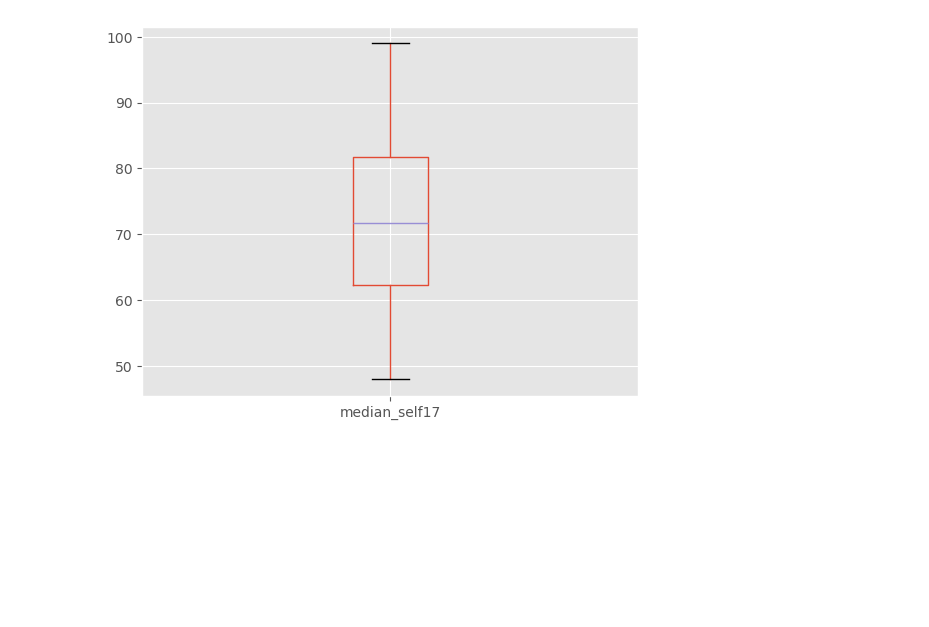
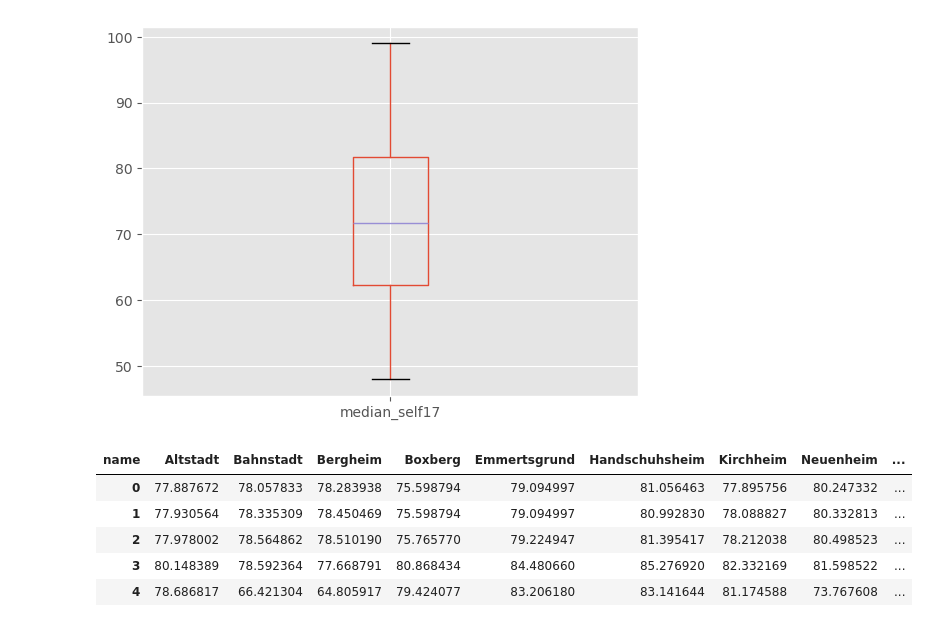
Before and after one commit to Chwiggy/thesis_analysis, a Jupyter notebook: travel_times.ipynb, the cells around one changed output. Drawn from its saved outputs; the diff is of its cells as text; code cells hidden in the pictures; blank space fills up the shorter version.

```diff
--- a/travel_times.ipynb
+++ b/travel_times.ipynb
@@ -111,3 +136,16 @@ cells_by_borough.boxplot("median_self17")
 # %% [output]
 <Axes: >
 [figure]
+# %%
+pivot = mean_boroughs.loc[:, mean_boroughs.columns.str.startswith("median")]
+pivot = pivot.rename(columns=lambda x: x.strip("median_self"))
+pivot = pivot.transpose()
+#pivot = pivot.transpose()
+pivot.head()
+# %% [output]
+| name | Altstadt | Bahnstadt | Bergheim | Boxberg | Emmertsgrund | Handschuhsheim | Kirchheim | Neuenheim | ... |
+| 0 | 77.887672 | 78.057833 | 78.283938 | 75.598794 | 79.094997 | 81.056463 | 77.895756 | 80.247332 | ... |
+| 1 | 77.930564 | 78.335309 | 78.450469 | 75.598794 | 79.094997 | 80.992830 | 78.088827 | 80.332813 | ... |
+| 2 | 77.978002 | 78.564862 | 78.510190 | 75.765770 | 79.224947 | 81.395417 | 78.212038 | 80.498523 | ... |
+| 3 | 80.148389 | 78.592364 | 77.668791 | 80.868434 | 84.480660 | 85.276920 | 82.332169 | 81.598522 | ... |
+| 4 | 78.686817 | 66.421304 | 64.805917 | 79.424077 | 83.206180 | 83.141644 | 81.174588 | 73.767608 | ... |
```
Also changed, not shown: parts of 5 cells of this notebook.
